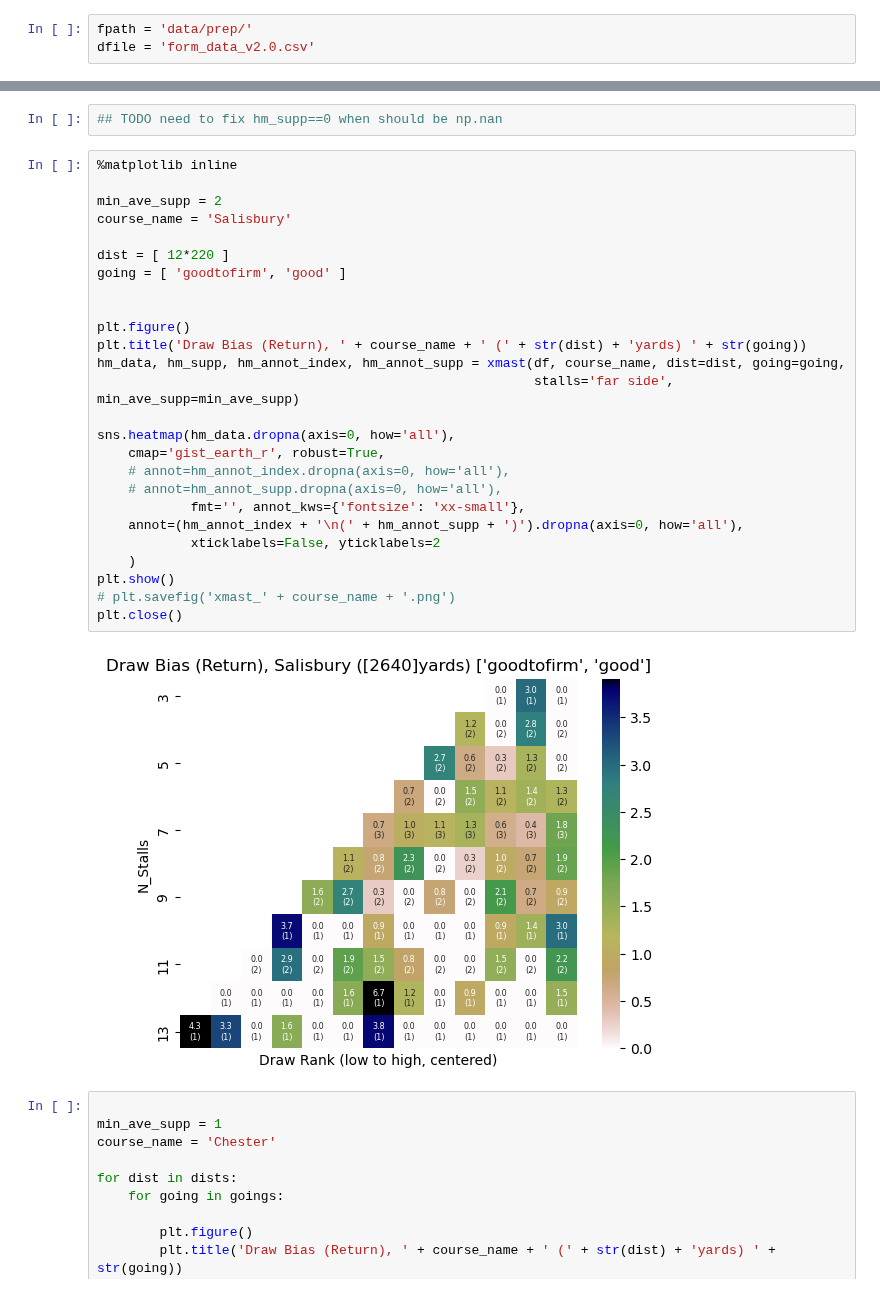
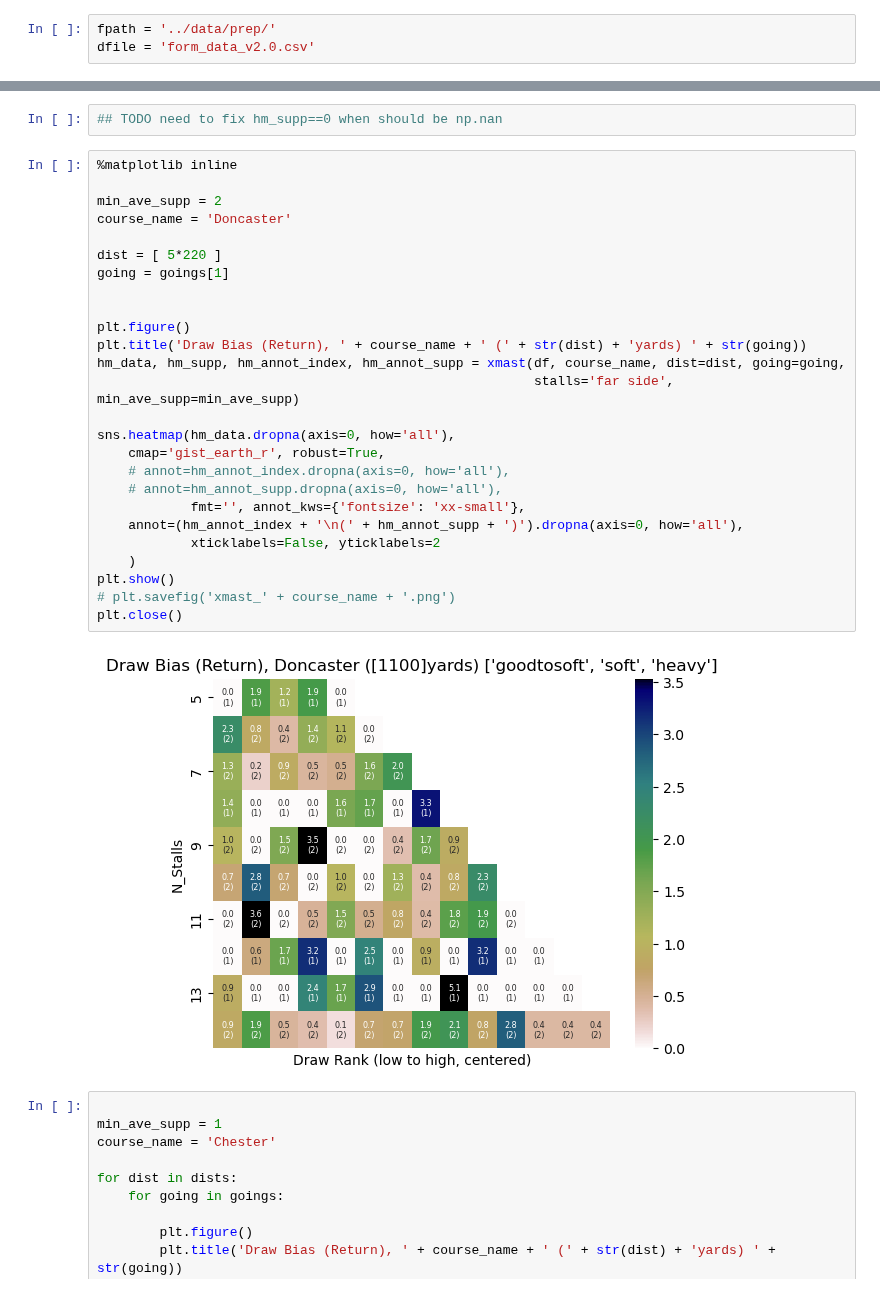
Before and after one commit to robertdavidburbidgephd/formbook, a Jupyter notebook: notebooks/draw_bias_dev7_chs_0.ipynb, the cells around one changed output, grey strips where cells are left out. Cells and saved outputs as stored; diff of their text form.

```diff
--- a/notebooks/draw_bias_dev7_chs_0.ipynb
+++ b/notebooks/draw_bias_dev7_chs_0.ipynb
@@ -6,7 +6,7 @@ import seaborn as sns
 import numpy as np
 from matplotlib import pyplot as plt
 # %%
-fpath = 'data/prep/'
+fpath = '../data/prep/'
 dfile = 'form_data_v2.0.csv'
 # %%
 df = pd.read_csv( fpath + dfile, header=0, parse_dates=True )
@@ -187,31 +187,31 @@ dists = [ [ 5.5*220 ] , [ 13*220+89, 5*220+16 ] , [ 12*220+66 ] , [ 11*220+79 ]
 # %%
 %matplotlib inline
 
 min_ave_supp = 2
-course_name = 'Salisbury'
+course_name = 'Doncaster'
 
-dist = [ 12*220 ]
-going = [ 'goodtofirm', 'good' ]
+dist = [ 5*220 ]
+going = goings[1]
 
 
 plt.figure()
 plt.title('Draw Bias (Return), ' + course_name + ' (' + str(dist) + 'yards) ' + str(going))
 hm_data, hm_supp, hm_annot_index, hm_annot_supp = xmast(df, course_name, dist=dist, going=going,
                                                         stalls='far side', min_ave_supp=min_ave_supp)
 
 sns.heatmap(hm_data.dropna(axis=0, how='all'),
     cmap='gist_earth_r', robust=True,
     # annot=hm_annot_index.dropna(axis=0, how='all'),
     # annot=hm_annot_supp.dropna(axis=0, how='all'),
             fmt='', annot_kws={'fontsize': 'xx-small'},
     annot=(hm_annot_index + '\n(' + hm_annot_supp + ')').dropna(axis=0, how='all'),
             xticklabels=False, yticklabels=2
     )
 plt.show()
 # plt.savefig('xmast_' + course_name + '.png')
 plt.close()
 # %% [output]
-[figure, old version]
+[figure, new version]
 # %%
 
 min_ave_supp = 1
```
Also changed, not shown: 2 other files.
